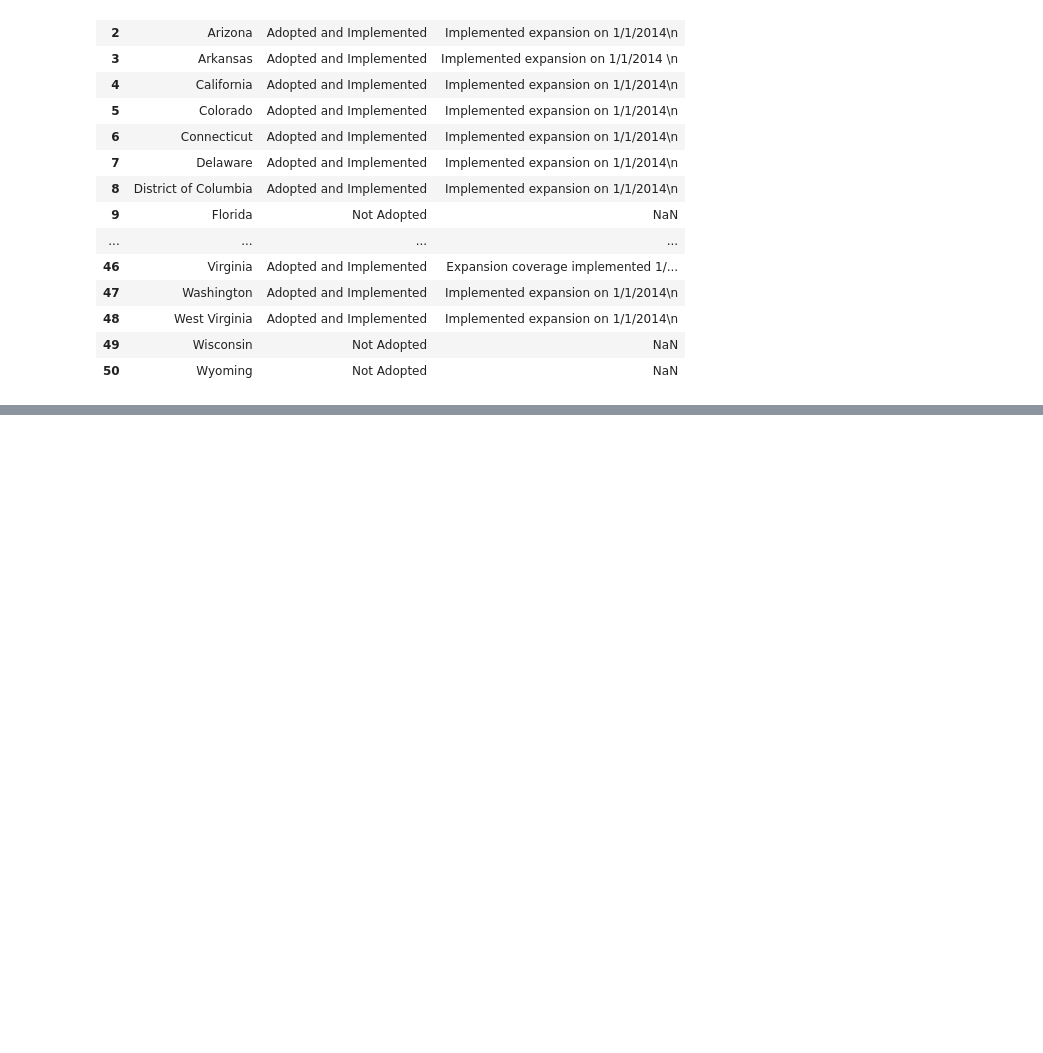
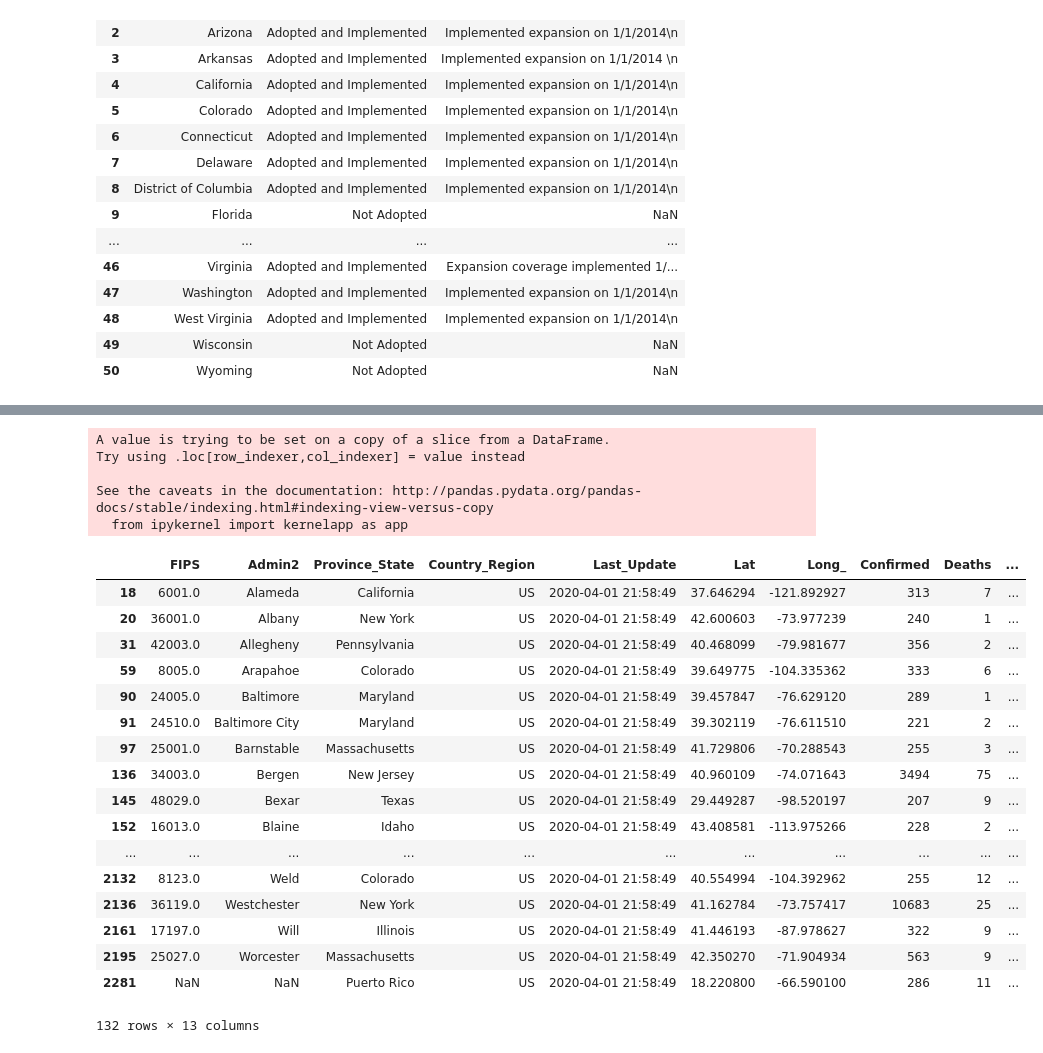
Before and after one commit to dmuralik/COVID-19, a Jupyter notebook: Analysis.ipynb, the cells around one changed output, grey strips where cells are left out. Cells and saved outputs as stored; diff of their text form; code cells hidden in the pictures; blank space fills up the shorter version.

```diff
--- a/Analysis.ipynb
+++ b/Analysis.ipynb
@@ -280,0 +324,28 @@ import re
+# %%
+over200 = df[(df['Confirmed'] >= 200) & (df['Country_Region'] == 'US')]
+over200['DeathToConf'] = over200['Deaths'] / df['Confirmed']
+over200
+# %% [output]
+A value is trying to be set on a copy of a slice from a DataFrame.
+Try using .loc[row_indexer,col_indexer] = value instead
+
+See the caveats in the documentation: http://pandas.pydata.org/pandas-docs/stable/indexing.html#indexing-view-versus-copy
+  from ipykernel import kernelapp as app
+|  | FIPS | Admin2 | Province_State | Country_Region | Last_Update | Lat | Long_ | Confirmed | Deaths | ... |
+| 18 | 6001.0 | Alameda | California | US | 2020-04-01 21:58:49 | 37.646294 | -121.892927 | 313 | 7 | ... |
+| 20 | 36001.0 | Albany | New York | US | 2020-04-01 21:58:49 | 42.600603 | -73.977239 | 240 | 1 | ... |
+| 31 | 42003.0 | Allegheny | Pennsylvania | US | 2020-04-01 21:58:49 | 40.468099 | -79.981677 | 356 | 2 | ... |
+| 59 | 8005.0 | Arapahoe | Colorado | US | 2020-04-01 21:58:49 | 39.649775 | -104.335362 | 333 | 6 | ... |
+| 90 | 24005.0 | Baltimore | Maryland | US | 2020-04-01 21:58:49 | 39.457847 | -76.629120 | 289 | 1 | ... |
+| 91 | 24510.0 | Baltimore City | Maryland | US | 2020-04-01 21:58:49 | 39.302119 | -76.611510 | 221 | 2 | ... |
+| 97 | 25001.0 | Barnstable | Massachusetts | US | 2020-04-01 21:58:49 | 41.729806 | -70.288543 | 255 | 3 | ... |
+| 136 | 34003.0 | Bergen | New Jersey | US | 2020-04-01 21:58:49 | 40.960109 | -74.071643 | 3494 | 75 | ... |
+| 145 | 48029.0 | Bexar | Texas | US | 2020-04-01 21:58:49 | 29.449287 | -98.520197 | 207 | 9 | ... |
+| 152 | 16013.0 | Blaine | Idaho | US | 2020-04-01 21:58:49 | 43.408581 | -113.975266 | 228 | 2 | ... |
+| ... | ... | ... | ... | ... | ... | ... | ... | ... | ... | ... |
+| 2132 | 8123.0 | Weld | Colorado | US | 2020-04-01 21:58:49 | 40.554994 | -104.392962 | 255 | 12 | ... |
+| 2136 | 36119.0 | Westchester | New York | US | 2020-04-01 21:58:49 | 41.162784 | -73.757417 | 10683 | 25 | ... |
+| 2161 | 17197.0 | Will | Illinois | US | 2020-04-01 21:58:49 | 41.446193 | -87.978627 | 322 | 9 | ... |
+| 2195 | 25027.0 | Worcester | Massachusetts | US | 2020-04-01 21:58:49 | 42.350270 | -71.904934 | 563 | 9 | ... |
+| 2281 | NaN | NaN | Puerto Rico | US | 2020-04-01 21:58:49 | 18.220800 | -66.590100 | 286 | 11 | ... |
+132 rows × 13 columns
```
Also changed, not shown: parts of 25 cells of this notebook, 2 other files.
